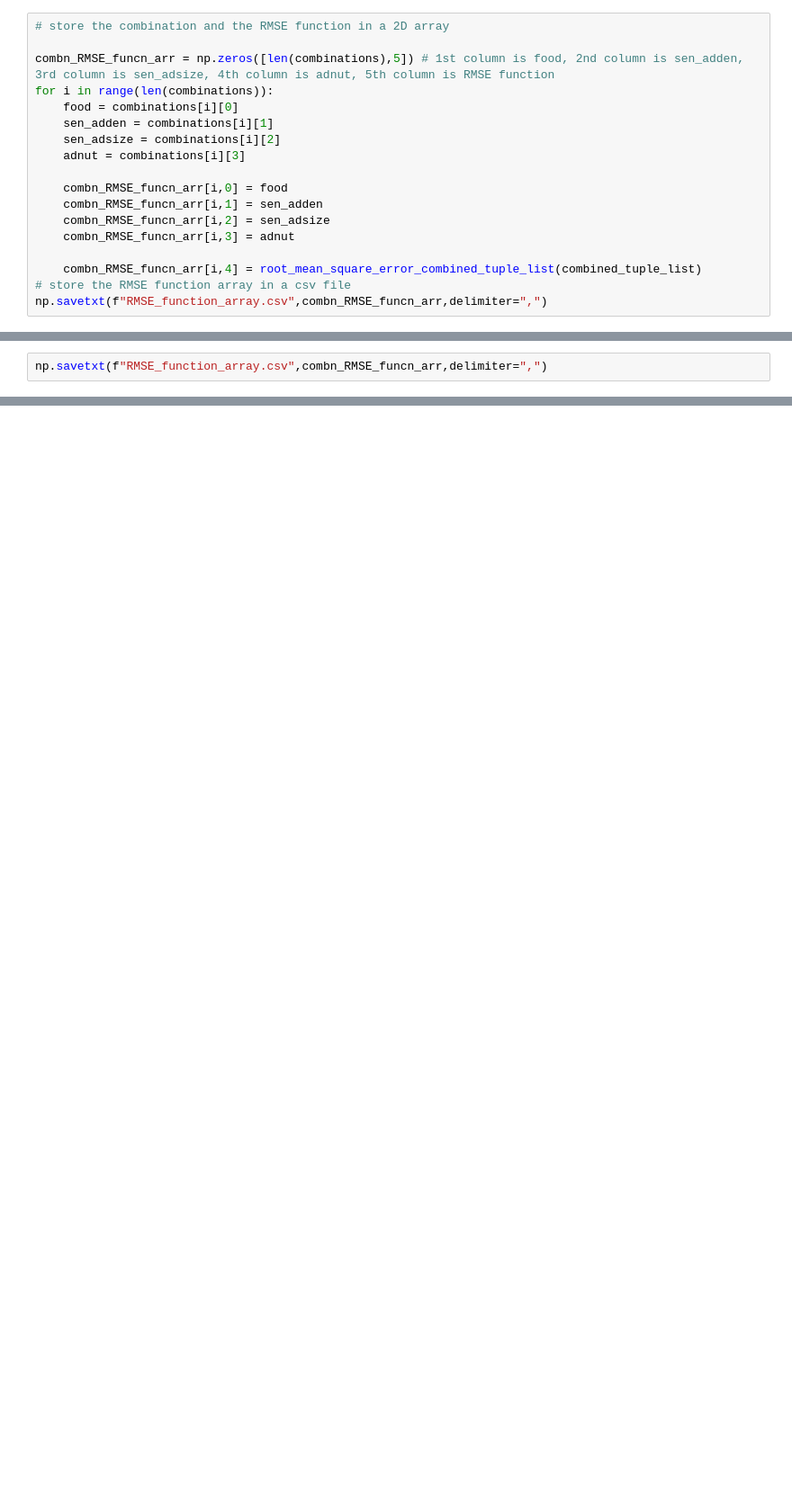
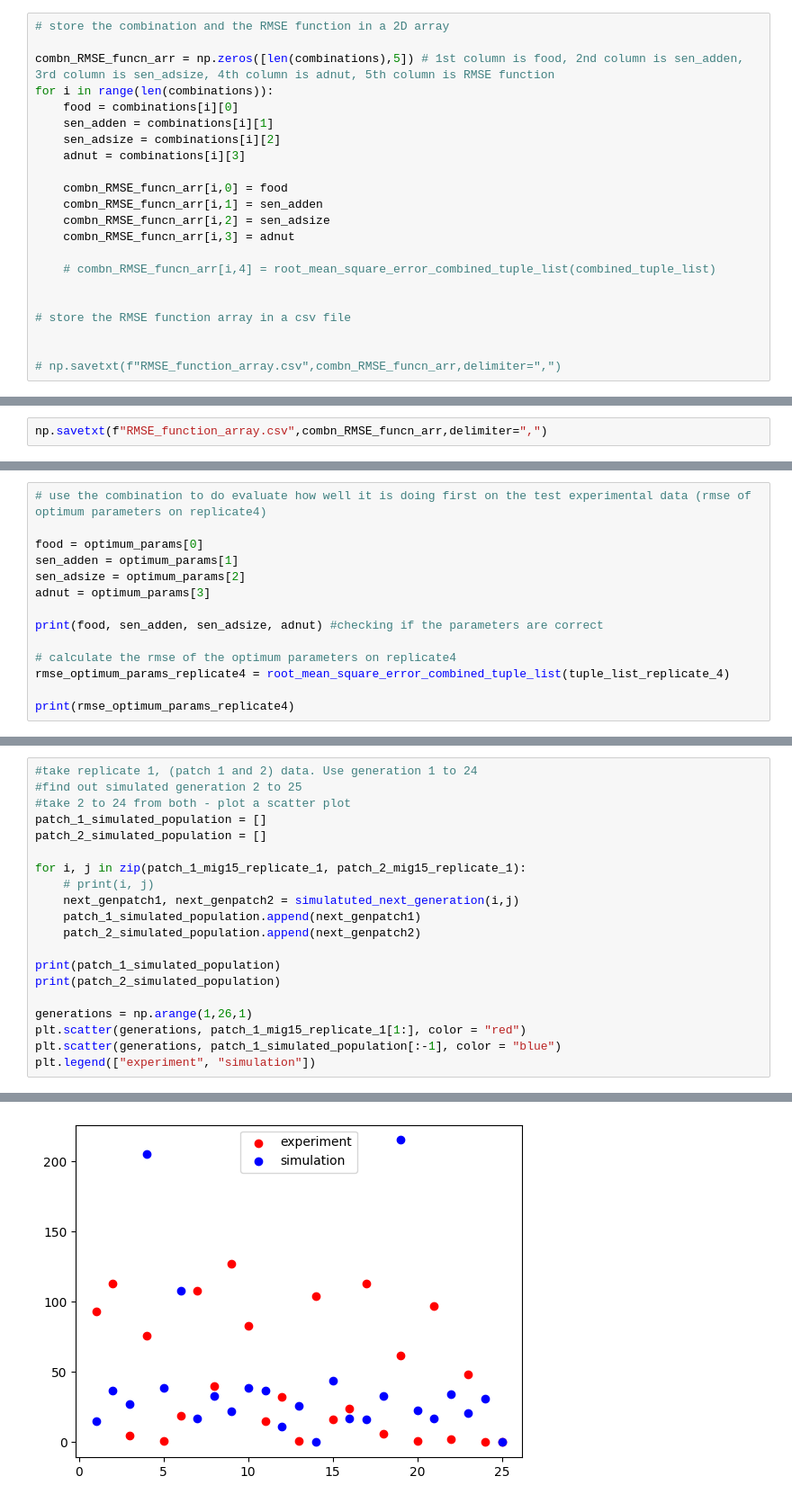
Before and after one commit to Akilan-R/Dros_MetaPop_Dynamics, a Jupyter notebook: adult_recursion_2_exp_vs_simul.ipynb, the cells around one changed output, grey strips where cells are left out. Shown at 90% size. Saved outputs shown, nothing was run; the diff lists cells and outputs as text; blank space fills up the shorter version.

Commit message:
created scatter plot to visualise differences. Modified lh lh data

```diff
--- a/adult_recursion_2_exp_vs_simul.ipynb
+++ b/adult_recursion_2_exp_vs_simul.ipynb
@@ -251,6 +258,10 @@ for i in range(len(combinations)):
     combn_RMSE_funcn_arr[i,2] = sen_adsize
     combn_RMSE_funcn_arr[i,3] = adnut
 
-    combn_RMSE_funcn_arr[i,4] = root_mean_square_error_combined_tuple_list(combined_tuple_list)
+    # combn_RMSE_funcn_arr[i,4] = root_mean_square_error_combined_tuple_list(combined_tuple_list)
+
+
 # store the RMSE function array in a csv file
-np.savetxt(f"RMSE_function_array.csv",combn_RMSE_funcn_arr,delimiter=",")
+
+
+# np.savetxt(f"RMSE_function_array.csv",combn_RMSE_funcn_arr,delimiter=",")
@@ -271,0 +290,14 @@ np.savetxt(f"RMSE_function_array.csv",combn_RMSE_funcn_arr,delimiter=",")
+# %%
+# use the combination to do evaluate how well it is doing first on the test experimental data (rmse of optimum parameters on replicate4)
+
+food = optimum_params[0]
+sen_adden = optimum_params[1]
+sen_adsize = optimum_params[2]
+adnut = optimum_params[3]
+
+print(food, sen_adden, sen_adsize, adnut) #checking if the parameters are correct
+
+# calculate the rmse of the optimum parameters on replicate4
+rmse_optimum_params_replicate4 = root_mean_square_error_combined_tuple_list(tuple_list_replicate_4)
+
+print(rmse_optimum_params_replicate4)
@@ -271,0 +373,21 @@ np.savetxt(f"RMSE_function_array.csv",combn_RMSE_funcn_arr,delimiter=",")
+# %%
+#take replicate 1, (patch 1 and 2) data. Use generation 1 to 24
+#find out simulated generation 2 to 25
+#take 2 to 24 from both - plot a scatter plot
+patch_1_simulated_population = []
+patch_2_simulated_population = []
+
+for i, j in zip(patch_1_mig15_replicate_1, patch_2_mig15_replicate_1):
+    # print(i, j)
+    next_genpatch1, next_genpatch2 = simulatuted_next_generation(i,j)
+    patch_1_simulated_population.append(next_genpatch1)
+    patch_2_simulated_population.append(next_genpatch2)
+
+print(patch_1_simulated_population)
+print(patch_2_simulated_population)
+
+generations = np.arange(1,26,1)
+plt.scatter(generations, patch_1_mig15_replicate_1[1:], color = "red")
+plt.scatter(generations, patch_1_simulated_population[:-1], color = "blue")
+plt.legend(["experiment", "simulation"])
+# %% [output]
@@ -271,0 +397 @@ np.savetxt(f"RMSE_function_array.csv",combn_RMSE_funcn_arr,delimiter=",")
+[figure, added]
```
Also changed, not shown: parts of 11 cells of this notebook, 2 other files.
